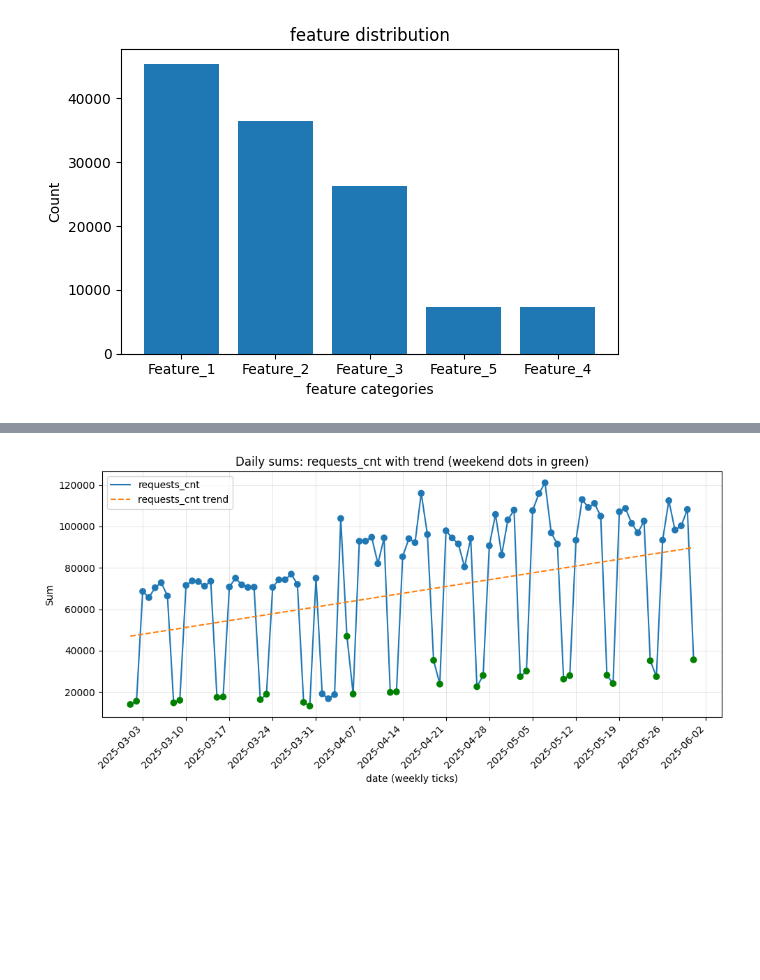
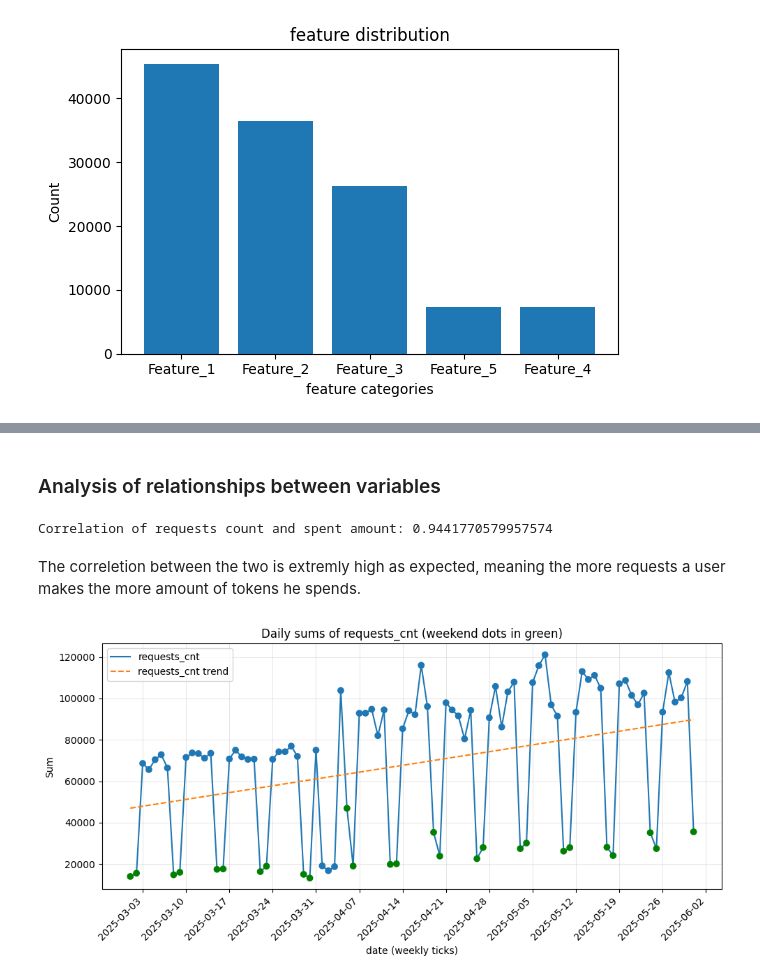
Before and after one commit to DominikaStefaniak/ML-Features-Usage-in-IDEs, a Jupyter notebook: users_activity_analysis.ipynb, the cells around one changed output, grey strips where cells are left out. Cells and saved outputs as stored; diff of their text form; code cells hidden in the pictures; blank space fills up the shorter version.

```diff
--- a/users_activity_analysis.ipynb
+++ b/users_activity_analysis.ipynb
@@ -91,31 +123,38 @@ for col in cat_cols:
+# %% [markdown]
+### Analysis of relationships between variables
+# %%
+corr = df['requests_cnt'].corr(df['spent_amount'])
+print(f"Correlation of requests count and spent amount: {corr}")
+# %% [output]
+Correlation of requests count and spent amount: 0.9441770579957574
+# %% [markdown]
+The correletion between the two is extremly high as expected, meaning the more requests a user makes the more amount of tokens he spends.
 # %%
-import matplotlib.dates as mdates
-
-df_day = df.groupby('day_id')[['spent_amount', 'requests_cnt']].sum().sort_index()
+df_day_model = (
+    df.groupby('day_id')[['requests_cnt']]
+    .sum()
+    .sort_index()
+)
 
 plt.figure(figsize=(10, 5))
-plt.plot(df_day.index, df_day['requests_cnt'], label='requests_cnt')
+plt.plot(df_day_model.index, df_day_model['requests_cnt'], label='requests_cnt')
 
-x = np.arange(len(df_day))
-coeffs = np.polyfit(x, df_day['requests_cnt'].values, 1)
-trend = np.poly1d(coeffs)(x)
-plt.plot(df_day.index, trend, linestyle='--', color='C1', label='requests_cnt trend')
+x = np.arange(len(df_day_model))
+trend = np.poly1d(np.polyfit(x, df_day_model['requests_cnt'], 1))(x)
+plt.plot(df_day_model.index, trend, linestyle='--', label='requests_cnt trend')
 
-marker_colors = ['green' if d.weekday() >= 5 else 'C0' for d in df_day.index]
-plt.scatter(df_day.index, df_day['requests_cnt'], color=marker_colors, zorder=3)
+marker_colors = ['green' if d.weekday() >= 5 else 'C0' for d in df_day_model.index]
+plt.scatter(df_day_model.index, df_day_model['requests_cnt'], color=marker_colors, zorder=3)
 
 ax = plt.gca()
-ax.set_axisbelow(True)
-ax.grid(True, which='major', color='lightgrey', linestyle='-', linewidth=0.7, alpha=0.6)
+ax.grid(True, color='lightgrey', linewidth=0.7, alpha=0.6)
 ax.xaxis.set_major_locator(mdates.WeekdayLocator(byweekday=mdates.MO, interval=1))
 ax.xaxis.set_major_formatter(mdates.DateFormatter('%Y-%m-%d'))
-
-plt.xlabel('date (weekly ticks)')
-plt.ylabel('Sum')
-plt.title('Daily sums: requests_cnt with trend (weekend dots in green)')
+ax.set(title='Daily sums of requests_cnt (weekend dots in green)',
+       xlabel='date (weekly ticks)', ylabel='Sum')
 plt.legend()
 plt.xticks(rotation=45, ha='right')
 plt.tight_layout()
 plt.show()
 # %% [output]
-[figure, old version]
+[figure, new version]
```
Also changed, not shown: parts of 23 cells of this notebook.
